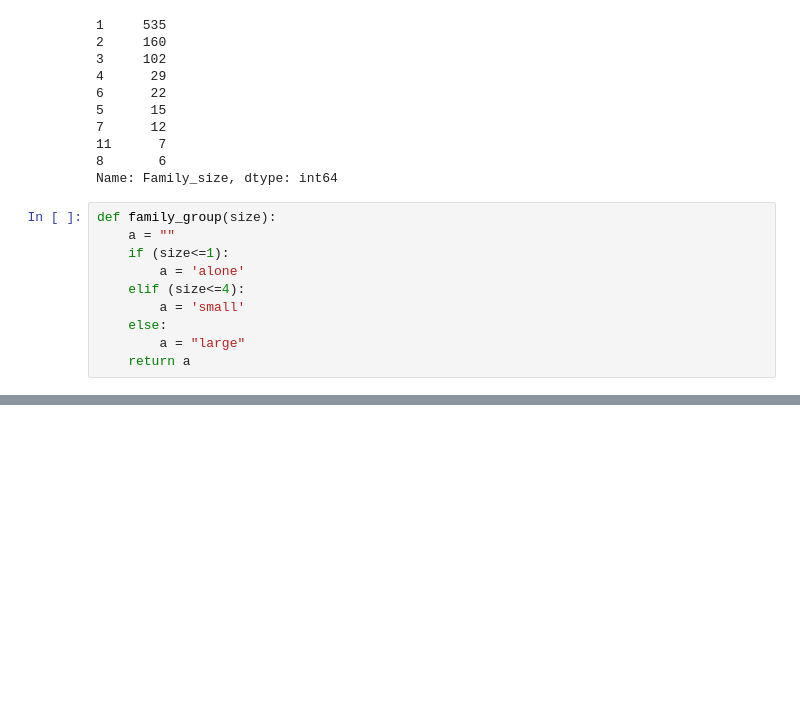
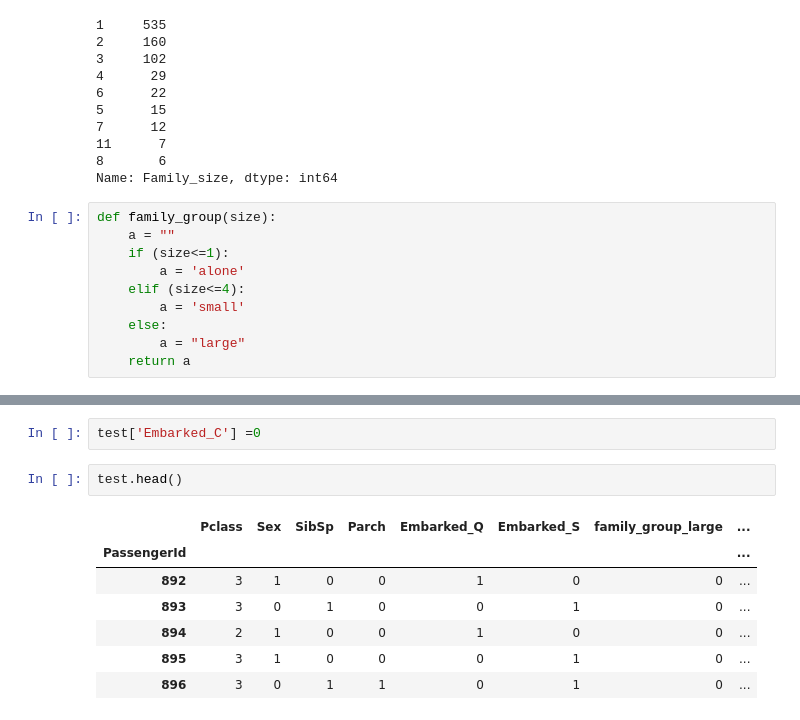
Before and after one commit to Dipeshneupane/Titanic_Kaggle_competition, a Jupyter notebook: Untitled.ipynb, the cells around one changed output, grey strips where cells are left out. Cells and saved outputs as stored; diff of their text form; blank space fills up the shorter version.

```diff
--- a/Untitled.ipynb
+++ b/Untitled.ipynb
@@ -304,0 +474,12 @@ TypeError: int() argument must be a string, a bytes-like object or a number, not
+# %%
+test['Embarked_C'] =0
+# %%
+test.head()
+# %% [output]
+|  | Pclass | Sex | SibSp | Parch | Embarked_Q | Embarked_S | family_group_large | ... |
+| PassengerId |  |  |  |  |  |  |  | ... |
+| 892 | 3 | 1 | 0 | 0 | 1 | 0 | 0 | ... |
+| 893 | 3 | 0 | 1 | 0 | 0 | 1 | 0 | ... |
+| 894 | 2 | 1 | 0 | 0 | 1 | 0 | 0 | ... |
+| 895 | 3 | 1 | 0 | 0 | 0 | 1 | 0 | ... |
+| 896 | 3 | 0 | 1 | 1 | 0 | 1 | 0 | ... |
```
Also changed, not shown: parts of 31 cells of this notebook, 1 other file.
